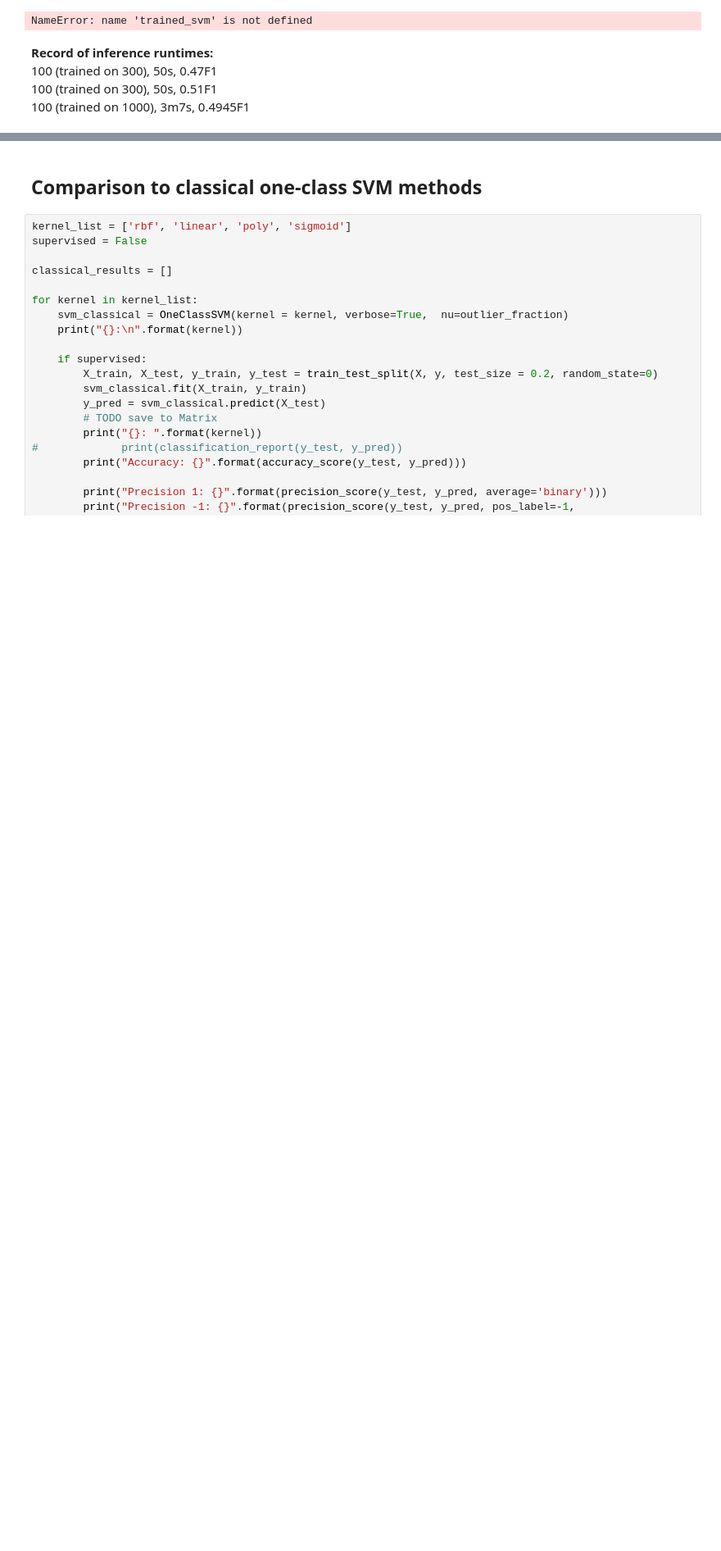
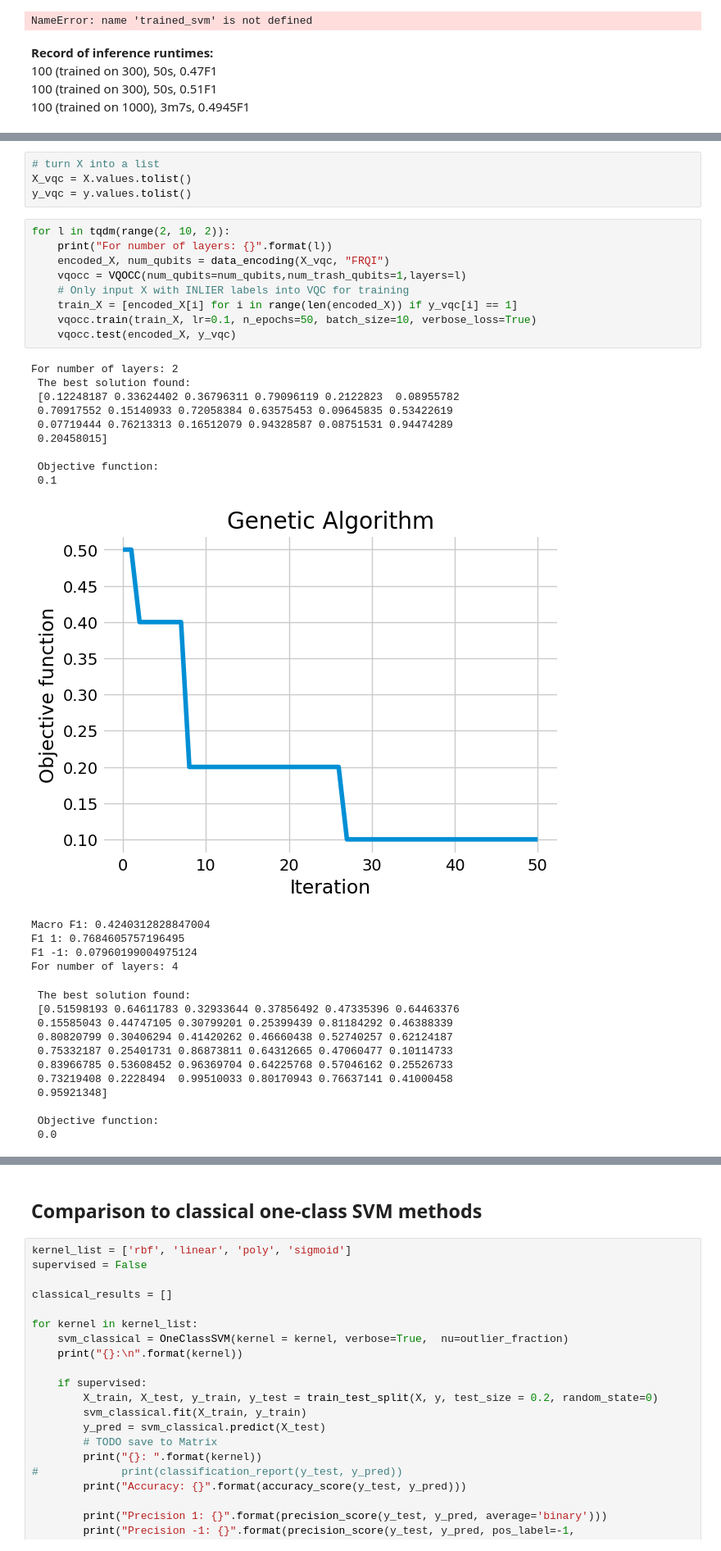
Before and after one commit to welremco/Group3QuantumOneClassSVMs, a Jupyter notebook: cern_data_application.ipynb, the cells around one changed output, grey strips where cells are left out. Shown at 82% size. Saved outputs shown, nothing was run; the diff lists cells and outputs as text; blank space fills up the shorter version.

```diff
--- a/cern_data_application.ipynb
+++ b/cern_data_application.ipynb
@@ -338,0 +702,39 @@ NameError: name 'trained_svm' is not defined
+# %%
+# turn X into a list
+X_vqc = X.values.tolist()
+y_vqc = y.values.tolist()
+# %%
+for l in tqdm(range(2, 10, 2)):
+    print("For number of layers: {}".format(l))
+    encoded_X, num_qubits = data_encoding(X_vqc, "FRQI")
+    vqocc = VQOCC(num_qubits=num_qubits,num_trash_qubits=1,layers=l)
+    # Only input X with INLIER labels into VQC for training
+    train_X = [encoded_X[i] for i in range(len(encoded_X)) if y_vqc[i] == 1]
+    vqocc.train(train_X, lr=0.1, n_epochs=50, batch_size=10, verbose_loss=True)
+    vqocc.test(encoded_X, y_vqc)
+# %% [output]
+For number of layers: 2
+ The best solution found:
+ [0.12248187 0.33624402 0.36796311 0.79096119 0.2122823  0.08955782
+ 0.70917552 0.15140933 0.72058384 0.63575453 0.09645835 0.53422619
+ 0.07719444 0.76213313 0.16512079 0.94328587 0.08751531 0.94474289
+ 0.20458015]
+
+ Objective function:
+ 0.1
+[figure, added]
+Macro F1: 0.4240312828847004
+F1 1: 0.7684605757196495
+F1 -1: 0.07960199004975124
+For number of layers: 4
+ The best solution found:
+ [0.51598193 0.64611783 0.32933644 0.37856492 0.47335396 0.64463376
+ 0.15585043 0.44747105 0.30799201 0.25399439 0.81184292 0.46388339
+ 0.80820799 0.30406294 0.41420262 0.46660438 0.52740257 0.62124187
+ 0.75332187 0.25401731 0.86873811 0.64312665 0.47060477 0.10114733
+ 0.83966785 0.53608452 0.96369704 0.64225768 0.57046162 0.25526733
+ 0.73219408 0.2228494  0.99510033 0.80170943 0.76637141 0.41000458
+ 0.95921348]
+
+ Objective function:
+ 0.0
```
Also changed, not shown: parts of 14 cells of this notebook, 1 other file.
